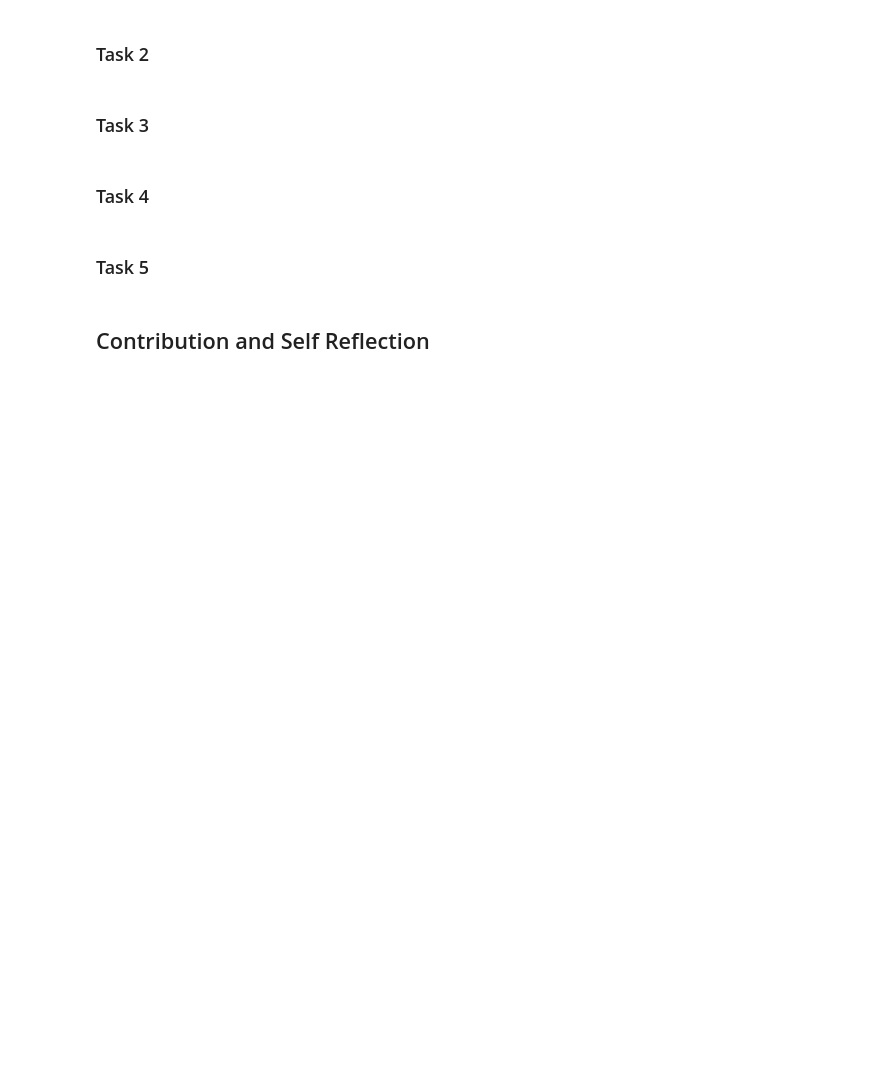
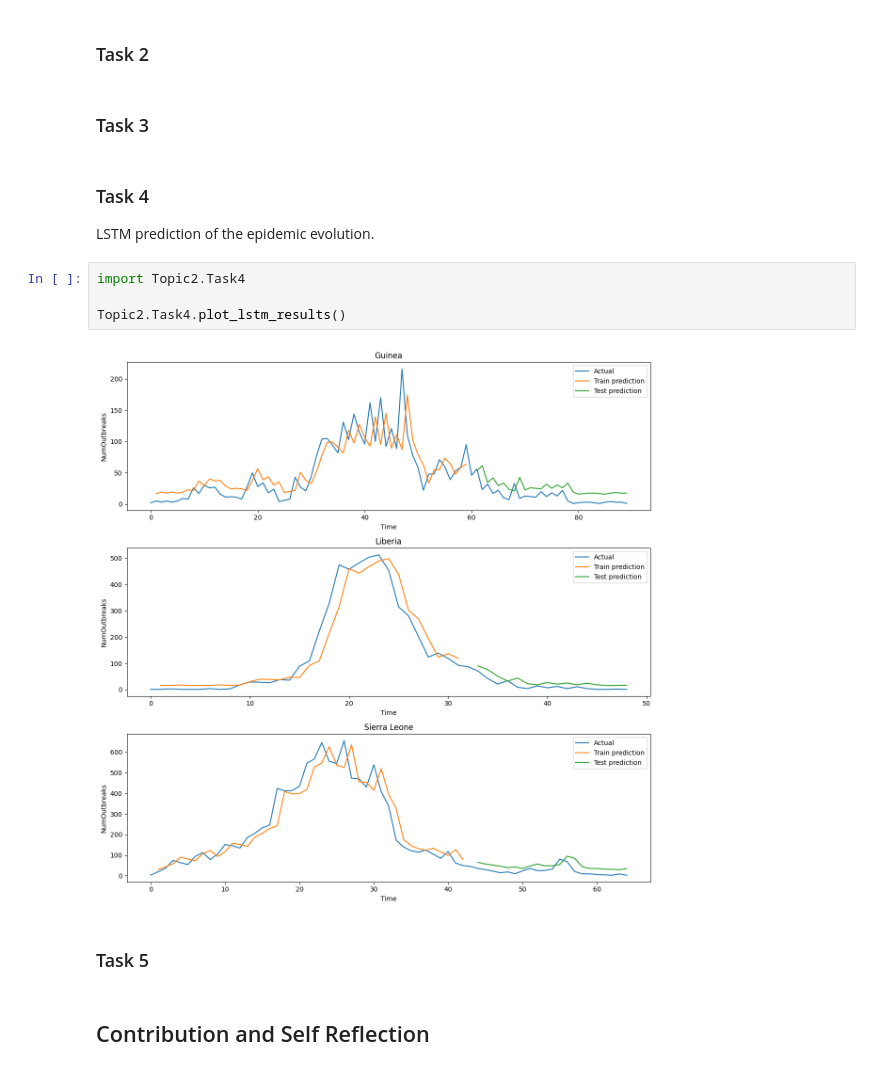
Before and after one commit to OleLB/MOD300_project4, a Jupyter notebook: Report.ipynb, the cells around one changed output. Cells and saved outputs as stored; diff of their text form; blank space fills up the shorter version.

Commit message:
task 4 in report

```diff
--- a/Report.ipynb
+++ b/Report.ipynb
@@ -213,6 +180,14 @@ If we care about the colors of the different regions the cluster based on the no
 ### Task 3
 # %% [markdown]
 ### Task 4
+
+LSTM prediction of the epidemic evolution.
+# %%
+import Topic2.Task4
+
+Topic2.Task4.plot_lstm_results()
+# %% [output]
+[figure, added]
 # %% [markdown]
 ### Task 5
 # %% [markdown]
```
Also changed, not shown: parts of 10 cells of this notebook, 1 other file.
